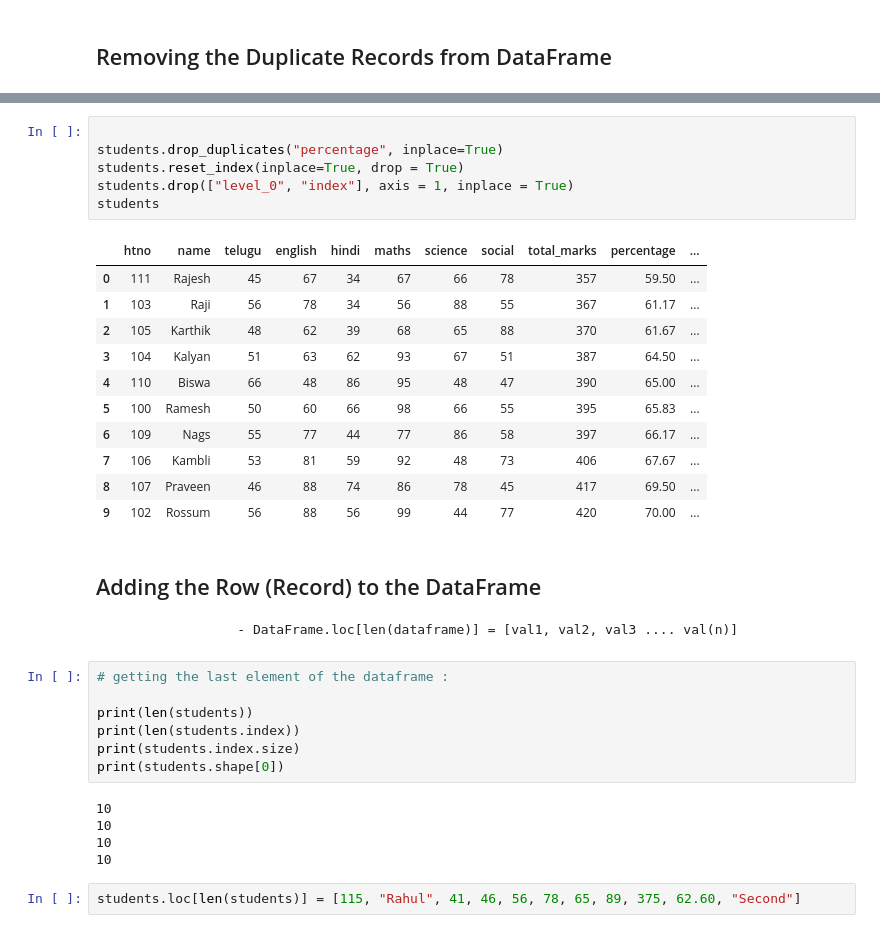
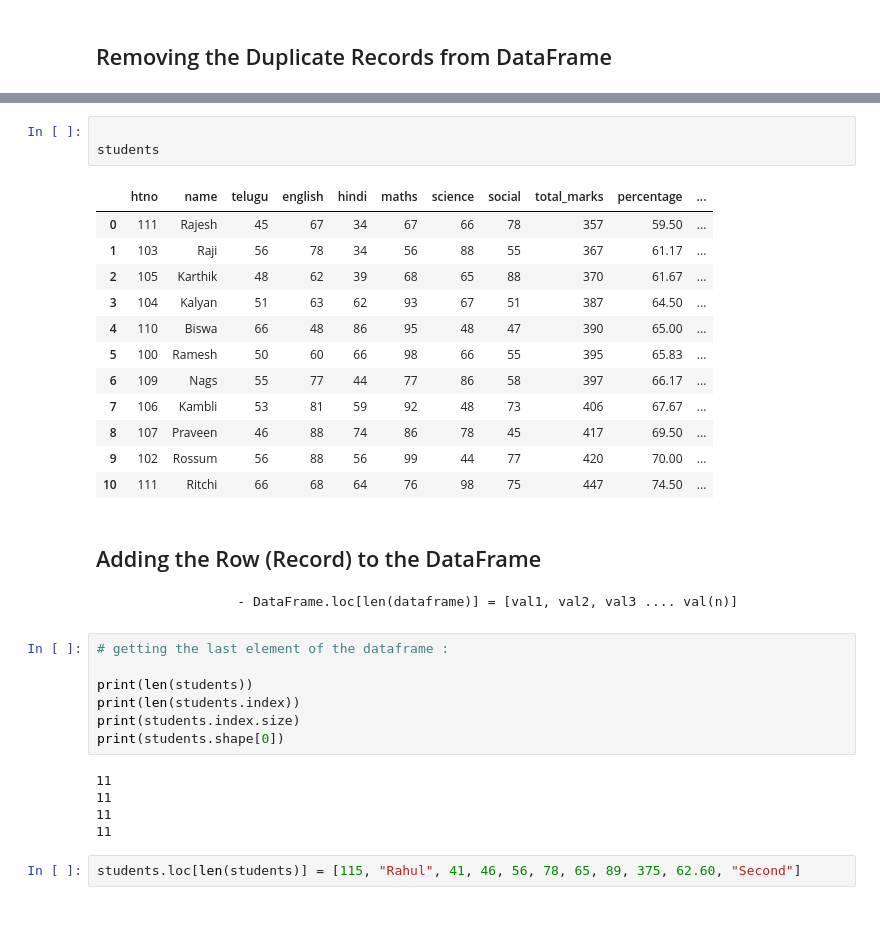
Before and after one commit to PrathamIngole/Data-Science, a Jupyter notebook: pandas/DataFrame/Dataframes.ipynb, the cells around one changed output, grey strips where cells are left out. Saved outputs shown, nothing was run; the diff lists cells and outputs as text.

```diff
--- a/pandas/DataFrame/Dataframes.ipynb
+++ b/pandas/DataFrame/Dataframes.ipynb
@@ -1181,21 +1183,19 @@ students
 # %%
 
-students.drop_duplicates("percentage", inplace=True)
-students.reset_index(inplace=True, drop = True)
-students.drop(["level_0", "index"], axis = 1, inplace = True)
 students
 # %% [output]
 |  | htno | name | telugu | english | hindi | maths | science | social | total_marks | percentage | ... |
 | 0 | 111 | Rajesh | 45 | 67 | 34 | 67 | 66 | 78 | 357 | 59.50 | ... |
 | 1 | 103 | Raji | 56 | 78 | 34 | 56 | 88 | 55 | 367 | 61.17 | ... |
 | 2 | 105 | Karthik | 48 | 62 | 39 | 68 | 65 | 88 | 370 | 61.67 | ... |
 | 3 | 104 | Kalyan | 51 | 63 | 62 | 93 | 67 | 51 | 387 | 64.50 | ... |
 | 4 | 110 | Biswa | 66 | 48 | 86 | 95 | 48 | 47 | 390 | 65.00 | ... |
 | 5 | 100 | Ramesh | 50 | 60 | 66 | 98 | 66 | 55 | 395 | 65.83 | ... |
 | 6 | 109 | Nags | 55 | 77 | 44 | 77 | 86 | 58 | 397 | 66.17 | ... |
 | 7 | 106 | Kambli | 53 | 81 | 59 | 92 | 48 | 73 | 406 | 67.67 | ... |
 | 8 | 107 | Praveen | 46 | 88 | 74 | 86 | 78 | 45 | 417 | 69.50 | ... |
 | 9 | 102 | Rossum | 56 | 88 | 56 | 99 | 44 | 77 | 420 | 70.00 | ... |
+| 10 | 111 | Ritchi | 66 | 68 | 64 | 76 | 98 | 75 | 447 | 74.50 | ... |
 # %% [markdown]
 
 ## Adding the Row (Record) to the DataFrame
@@ -1210,10 +1210,10 @@ print(len(students.index))
 print(students.index.size)
 print(students.shape[0])
 # %% [output]
-10
-10
-10
-10
+11
+11
+11
+11
 # %%
 students.loc[len(students)] = [115, "Rahul", 41, 46, 56, 78, 65, 89, 375, 62.60, "Second"]
 # %%
```
Also changed, not shown: parts of 46 cells of this notebook, 19 other files.
